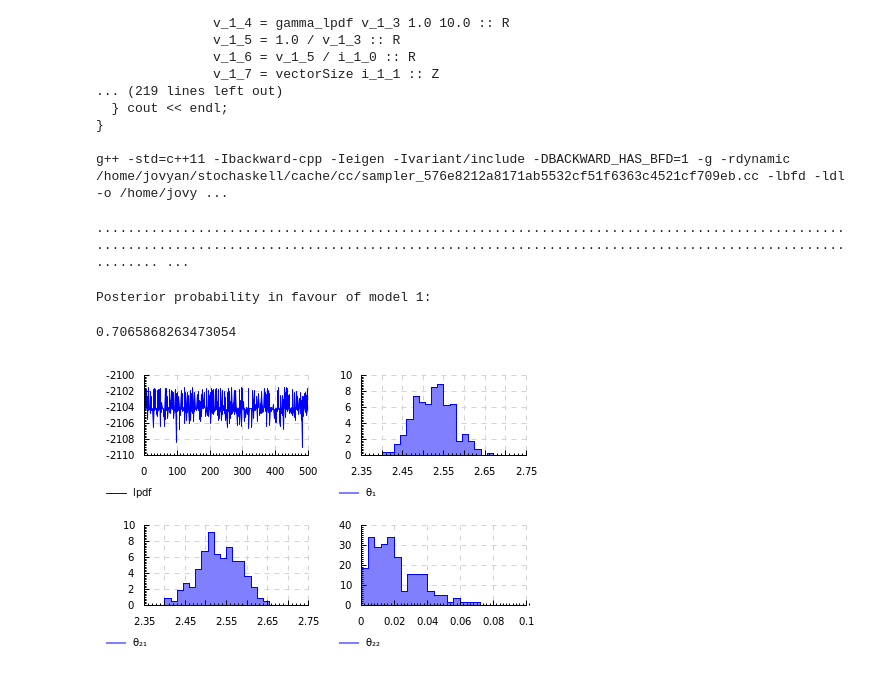
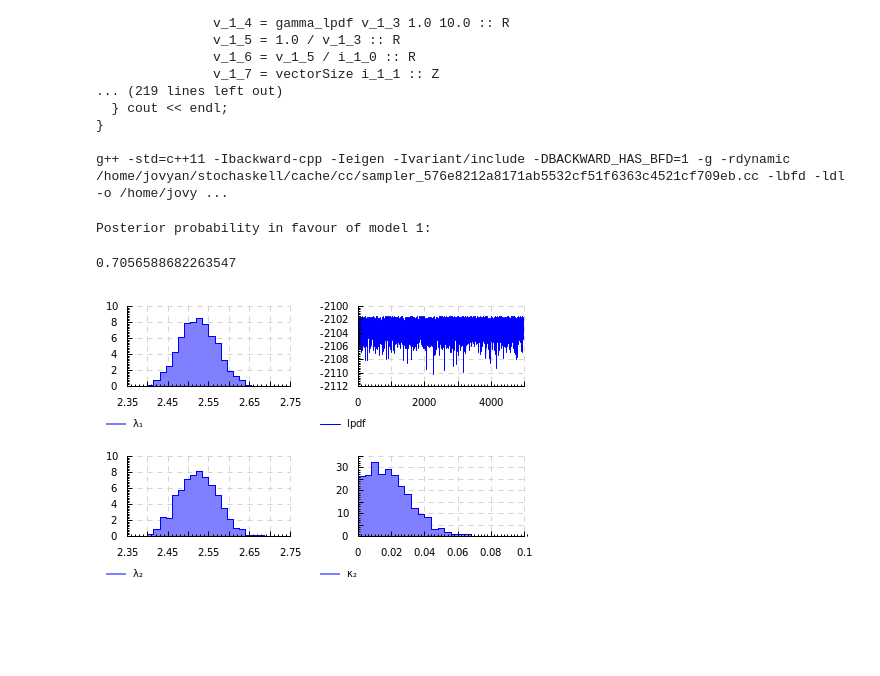
Before and after one commit to davidar/stochaskell, a Jupyter notebook: rj.ipynb, the cells around one changed output. Drawn from its saved outputs; the diff is of its cells as text; code cells hidden in the pictures; blank space fills up the shorter version.

```diff
--- a/rj.ipynb
+++ b/rj.ipynb
@@ -114,26 +107,25 @@ progress f x = do
-# %%
-samples <- iterateLimit 500 (progress $ soccerStep n) (Model1 1 goalData)
-# %% [output]
-........................................................................................................................................................................................................ ...
+# %%
+-- reduce number of iterations from 5000 to speed this up
+samples <- silence' $ iterateLimit 5000 (soccerStep n) (Model1 1 goalData)
 # %%
 putStrLn "Posterior probability in favour of model 1:"
 sum [case m of Model1{} -> 1; _ -> 0 | m <- samples] / genericLength samples
 # %% [output]
 Posterior probability in favour of model 1:
-0.7065868263473054
+0.7056588682263547
 # %%
 :opt svg
 import Language.Stochaskell.Plot
 # %%
 let plot' = layoutToGrid . execEC . plot
     hist s vals rng = return . histToPlot $ defaultNormedPlotHist
       { _plot_hist_title = s, _plot_hist_values = vals, _plot_hist_range = Just rng }
 
 toRenderable $
-  (plot' (line "lpdf" [[(i, real $ soccer n `lpdfAuxC` fromConcrete m) | (i,m) <- [1..] `zip` tail samples]]) `beside`
-   plot' (hist "θ₁" [real lam | Model1 lam _ <- samples] (2.4,2.7)))
+  (plot' (hist "λ₁" [real lam | Model1 lam _ <- samples] (2.4,2.7)) `beside`
+   plot' (line "lpdf" [[(i, real $ soccer n `lpdfAuxC` fromConcrete m) | (i,m) <- [1..] `zip` tail samples]]))
   `above`
-  (plot' (hist "θ₂₁" [real lam | Model2 lam kap _ <- samples] (2.4,2.7)) `beside`
-   plot' (hist "θ₂₂" [real kap | Model2 lam kap _ <- samples] (0,0.08)))
+  (plot' (hist "λ₂" [real lam | Model2 lam kap _ <- samples] (2.4,2.7)) `beside`
+   plot' (hist "κ₂" [real kap | Model2 lam kap _ <- samples] (0,0.08)))
 # %% [output]
-[figure, old version]
+[figure, new version]
```
Also changed, not shown: parts of 1 cell of this notebook.
